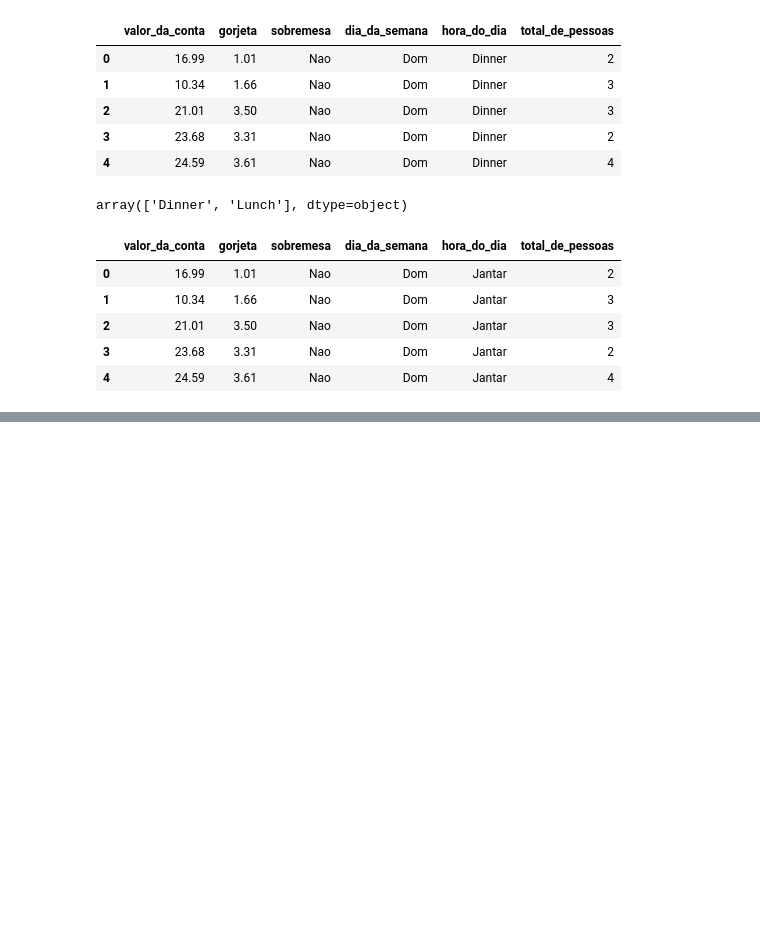
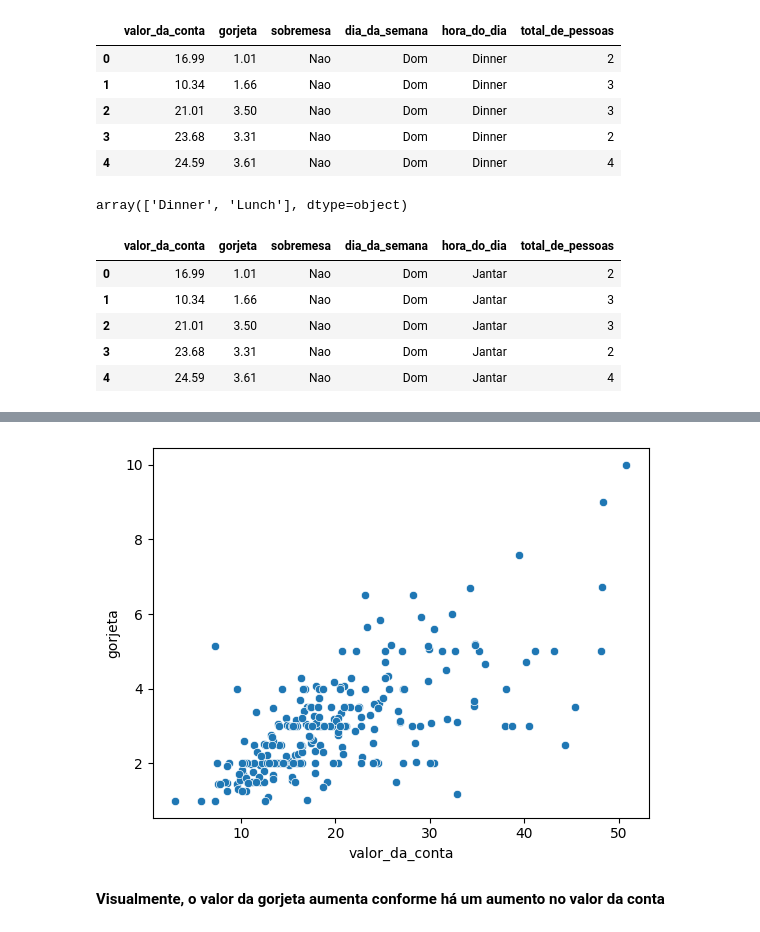
Before and after one commit to PurpleLobster31/Data-Visualization-explorando-com-Seaborn, a Jupyter notebook: EDA-Gorjetas.ipynb, the cells around one changed output, grey strips where cells are left out. Saved outputs shown, nothing was run; the diff lists cells and outputs as text; code cells hidden in the pictures; blank space fills up the shorter version.

```diff
--- a/EDA-Gorjetas.ipynb
+++ b/EDA-Gorjetas.ipynb
@@ -155,0 +169,10 @@ gorjetas.head()
+# %%
+from turtle import back
+
+
+valor_gorjeta = sns.scatterplot(data = gorjetas, x = 'valor_da_conta', y = 'gorjeta')
+# valor_gorjeta.set(xlabel='Valor da Conta', ylabel = 'Gorjeta')
+# %% [output]
+[figure, added]
+# %% [markdown]
+**Visualmente, o valor da gorjeta aumenta conforme há um aumento no valor da conta**
```
Also changed, not shown: parts of 36 cells of this notebook, 1 other file.
